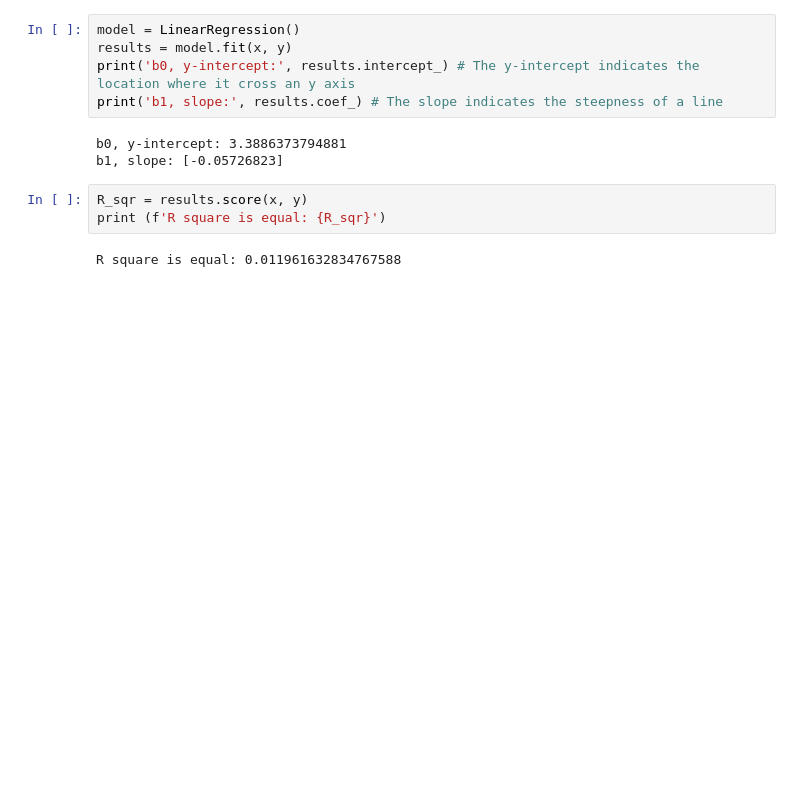
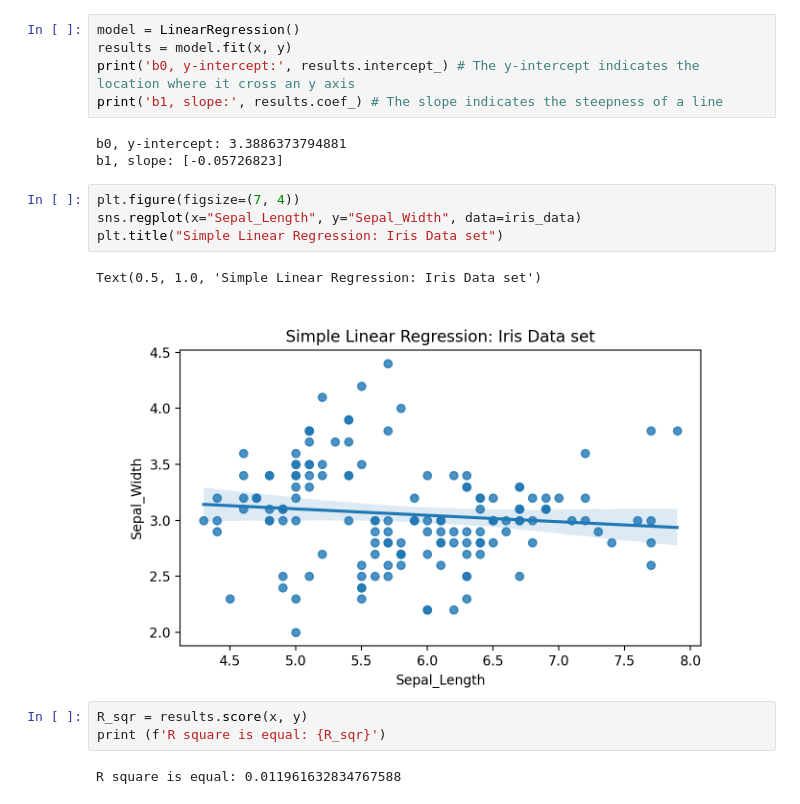
Before and after one commit to keithmmc/data_fundamentals, a Jupyter notebook: project.ipynb, the cells around one changed output. Saved outputs shown, nothing was run; the diff lists cells and outputs as text; blank space fills up the shorter version.

```diff
--- a/project.ipynb
+++ b/project.ipynb
@@ -818,6 +1018,13 @@ print('b1, slope:', results.coef_) # The slope indicates the steepness of a line
 # %% [output]
 b0, y-intercept: 3.3886373794881
 b1, slope: [-0.05726823]
+# %%
+plt.figure(figsize=(7, 4))
+sns.regplot(x="Sepal_Length", y="Sepal_Width", data=iris_data)
+plt.title("Simple Linear Regression: Iris Data set")
+# %% [output]
+Text(0.5, 1.0, 'Simple Linear Regression: Iris Data set')
+[figure, added]
 # %%
 R_sqr = results.score(x, y)
 print (f'R square is equal: {R_sqr}')
```
Also changed, not shown: parts of 13 cells of this notebook.
